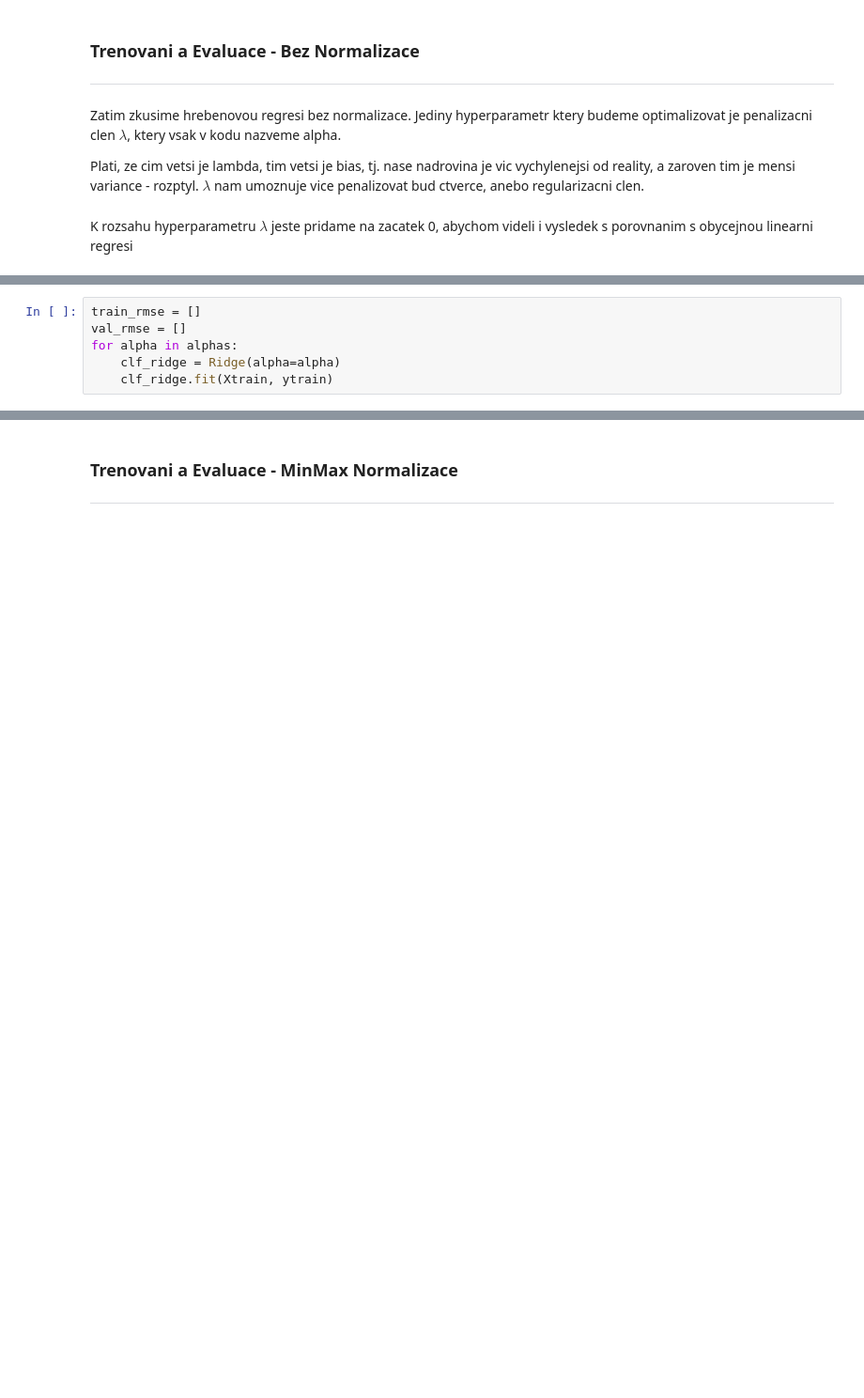
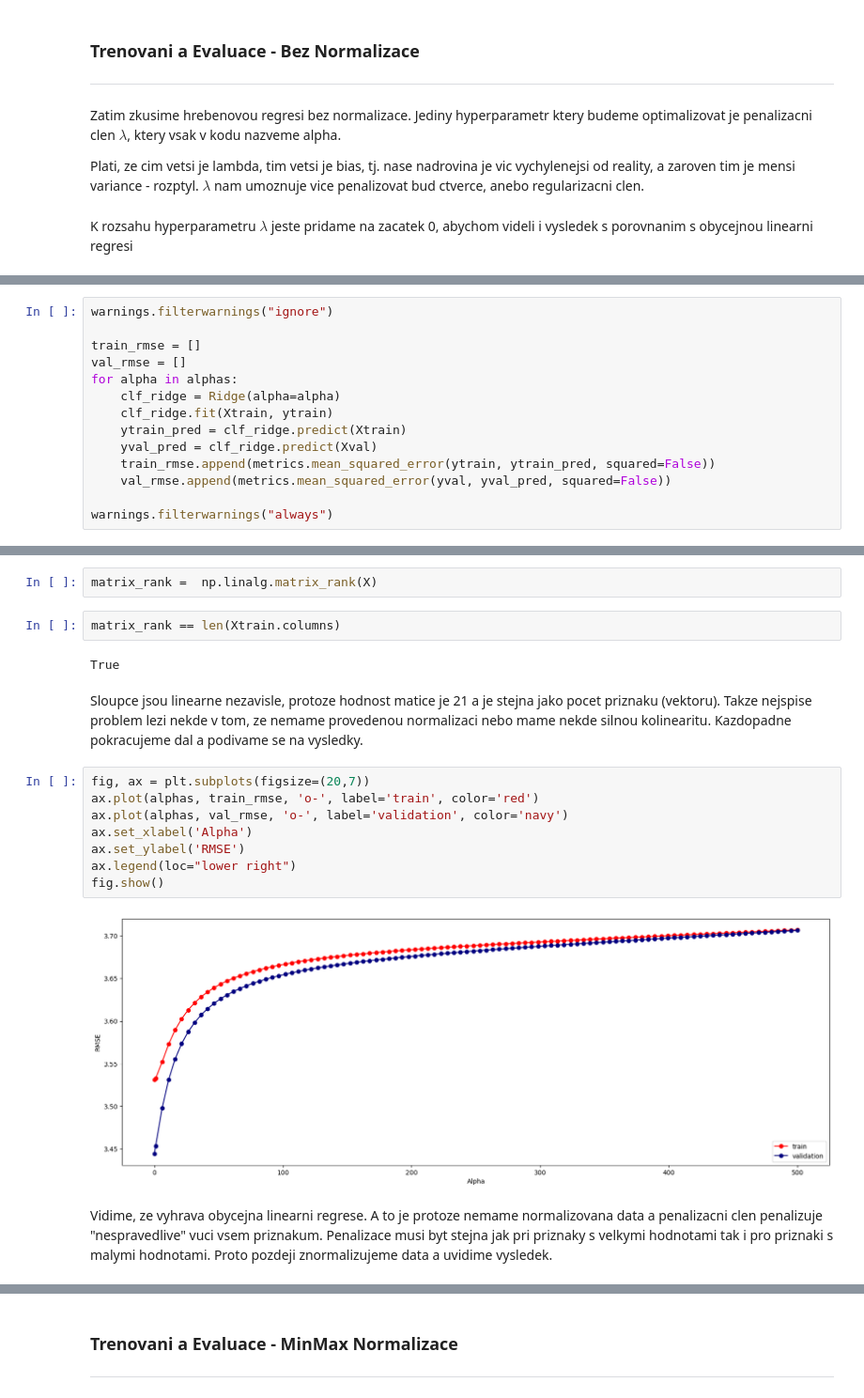
Before and after one commit to nickobard/Machine-Learning-I, a Jupyter notebook: 02/homework_02.ipynb, the cells around one changed output, grey strips where cells are left out. Shown at 94% size. Saved outputs shown, nothing was run; the diff lists cells and outputs as text; blank space fills up the shorter version.

Commit message:
Finish ridge

```diff
--- a/02/homework_02.ipynb
+++ b/02/homework_02.ipynb
@@ -706,7 +705,15 @@ array([ 0.        ,  1.        ,  6.04040404, 11.08080808, 16.12121212])
 # %%
+warnings.filterwarnings("ignore")
+
 train_rmse = []
 val_rmse = []
 for alpha in alphas:
     clf_ridge = Ridge(alpha=alpha)
     clf_ridge.fit(Xtrain, ytrain)
+    ytrain_pred = clf_ridge.predict(Xtrain)
+    yval_pred = clf_ridge.predict(Xval)
+    train_rmse.append(metrics.mean_squared_error(ytrain, ytrain_pred, squared=False))
+    val_rmse.append(metrics.mean_squared_error(yval, yval_pred, squared=False))
+
+warnings.filterwarnings("always")
 # %% [markdown]
@@ -713,0 +735,20 @@ Vidime ze dostavame dost hodne chyb
+# %%
+matrix_rank =  np.linalg.matrix_rank(X)
+# %%
+matrix_rank == len(Xtrain.columns)
+# %% [output]
+True
+# %% [markdown]
+Sloupce jsou linearne nezavisle, protoze hodnost matice je 21 a je stejna jako pocet priznaku (vektoru). Takze nejspise problem lezi nekde v tom, ze nemame provedenou normalizaci nebo mame nekde silnou kolinearitu. Kazdopadne pokracujeme dal a podivame se na vysledky.
+# %%
+fig, ax = plt.subplots(figsize=(20,7))
+ax.plot(alphas, train_rmse, 'o-', label='train', color='red')
+ax.plot(alphas, val_rmse, 'o-', label='validation', color='navy')
+ax.set_xlabel('Alpha')
+ax.set_ylabel('RMSE')
+ax.legend(loc="lower right")
+fig.show()
+# %% [output]
+[figure, added]
+# %% [markdown]
+Vidime, ze vyhrava obycejna linearni regrese. A to je protoze nemame normalizovana data a penalizacni clen penalizuje "nespravedlive" vuci vsem priznakum. Penalizace musi byt stejna jak pri priznaky s velkymi hodnotami tak i pro priznaki s malymi hodnotami. Proto pozdeji znormalizujeme data a uvidime vysledek.
```
Also changed, not shown: parts of 38 cells of this notebook.
